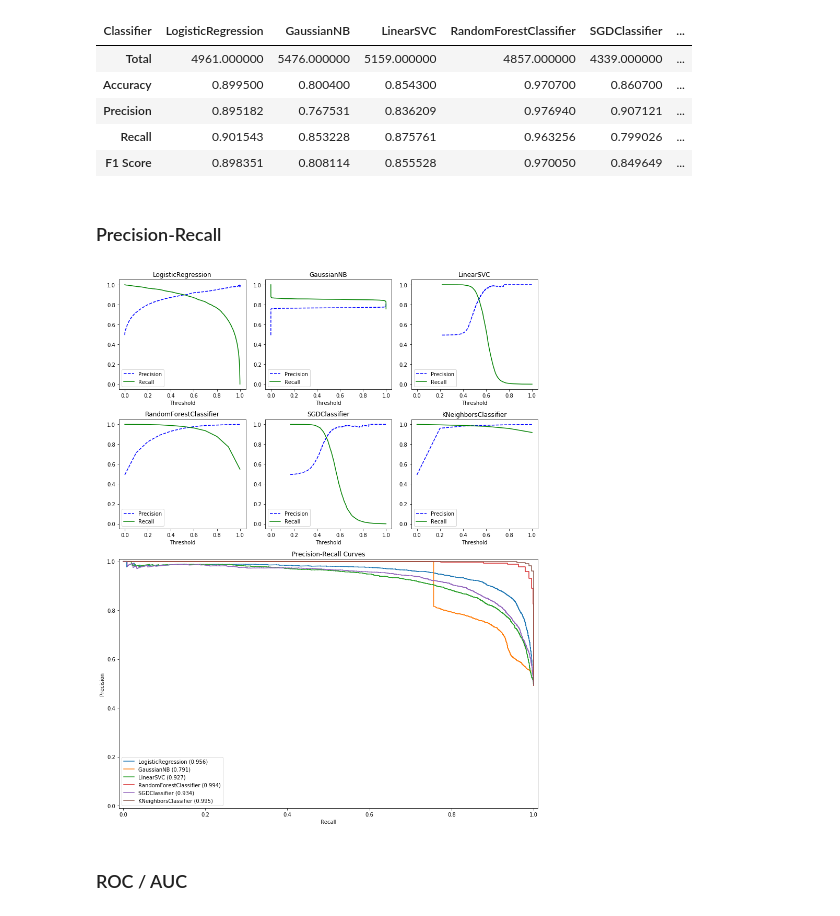
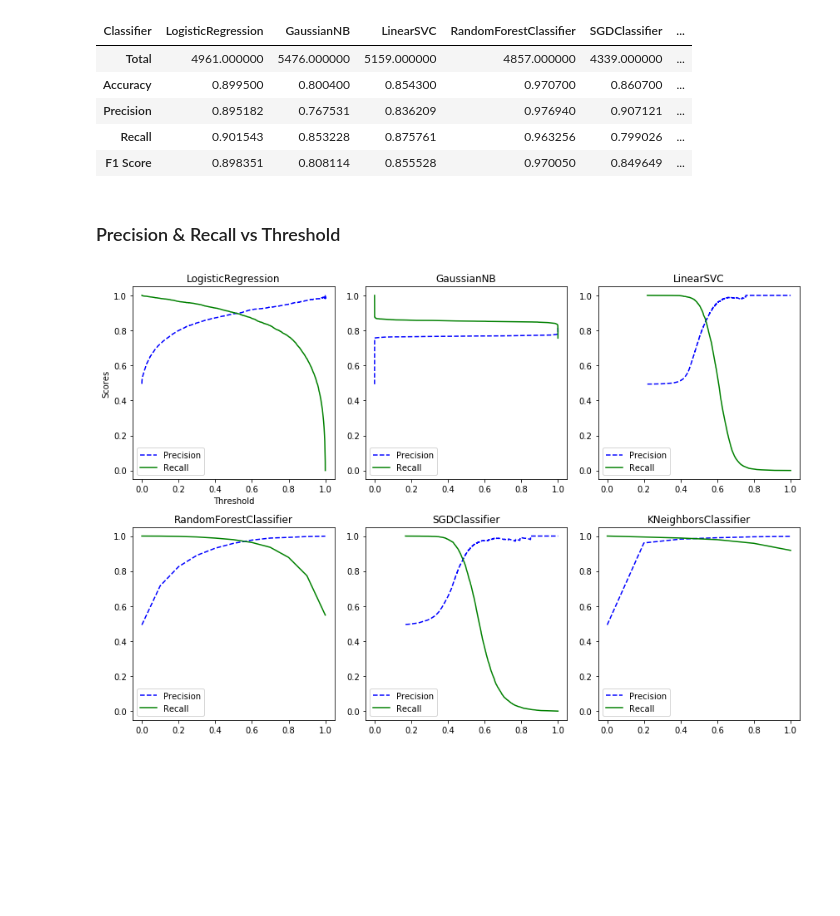
Before and after one commit to johnstill/calibration, a Jupyter notebook: Classifiers.ipynb, the cells around one changed output. Saved outputs shown, nothing was run; the diff lists cells and outputs as text; code cells hidden in the pictures; blank space fills up the shorter version.

Commit message:
Update curves

```diff
--- a/Classifiers.ipynb
+++ b/Classifiers.ipynb
@@ -48,54 +49,29 @@ stats
 | Recall | 0.901543 | 0.853228 | 0.875761 | 0.963256 | 0.799026 | ... |
 | F1 Score | 0.898351 | 0.808114 | 0.855528 | 0.970050 | 0.849649 | ... |
 # %% [markdown]
-### Precision-Recall
+### Precision & Recall vs Threshold
 # %%
-from sklearn.metrics import average_precision_score
+# Precision and Recall as they vary against Threshold
 avg_precs = probs.agg(partial(average_precision_score, actual))
+pr_curves = probs.agg(partial(precision_recall_curve, actual))
 
-# Precision-Recall Curves Against Threshold per Classifier
-curves = probs.agg(partial(precision_recall_curve, actual))
-
-# for label, curve in curves.iteritems():
-#     print(f'{label}:')
-#     print(f'\tPrecisions: {curve[0].min():1.3f} {curve[0].max():1.3f}')
-#     print(f'\tRecalls:    {curve[1].min():1.3f} {curve[1].max():1.3f}')
-#     print(f'\tThresholds: {curve[2].min():1.3f} {curve[2].max():1.3f}')
-#     print()
-figsize = (12, 15)
-gridsize = (4, 3)
-
-plt.figure(1, figsize=figsize)
-axes = [plt.subplot2grid(gridsize, (m, n))
+plt.figure(figsize=(12, 8))
+axes = [plt.subplot2grid((2, 3), (m, n))
         for m in range(2)
         for n in range(3)]
 
-ax2 = plt.subplot2grid(gridsize, (2, 0), colspan=3, rowspan=2)
-# fig, axes = plt.subplots(nrows=3, ncols=2, sharey=True, figsize=(12, 12))
-# ax2 = plt.figure(2, figsize=(6, 6)).subplots()
-
-for ax, (label, curve) in zip(axes, curves.iteritems()):
+for ax, (label, curve) in zip(axes, pr_curves.iteritems()):
     precisions, recalls, thresholds = curve
     ax.plot(thresholds, precisions[:-1], 'b--', label='Precision')
     ax.plot(thresholds, recalls[:-1], 'g-', label='Recall')
-    ax.set_xlabel('Threshold')
     ax.legend(loc='lower left')
     ax.set_ylim([-0.05, 1.05])
     ax.set_xlim([-0.05, 1.05])
     ax.set_title(label)
-    ap = avg_precs[label]
-    ax2.step(recalls, precisions, label=f'{label} ({ap:.3f})')
 
-ax2.set_ylabel('Precision')
-ax2.set_xlabel('Recall')
-ax2.set_title('Precision-Recall Curves')
-ax2.set_xlim([-0.01, 1.01])
-ax2.set_ylim([-0.01, 1.01])
-ax2.legend(loc='lower left')
-
+axes[0].set_xlabel('Threshold')
+axes[0].set_ylabel('Scores')
 plt.tight_layout()
 plt.show()
 # %% [output]
-[figure, old version]
+[figure, new version]
-# %% [markdown]
-### ROC / AUC
```
Also changed, not shown: parts of 9 cells of this notebook.
